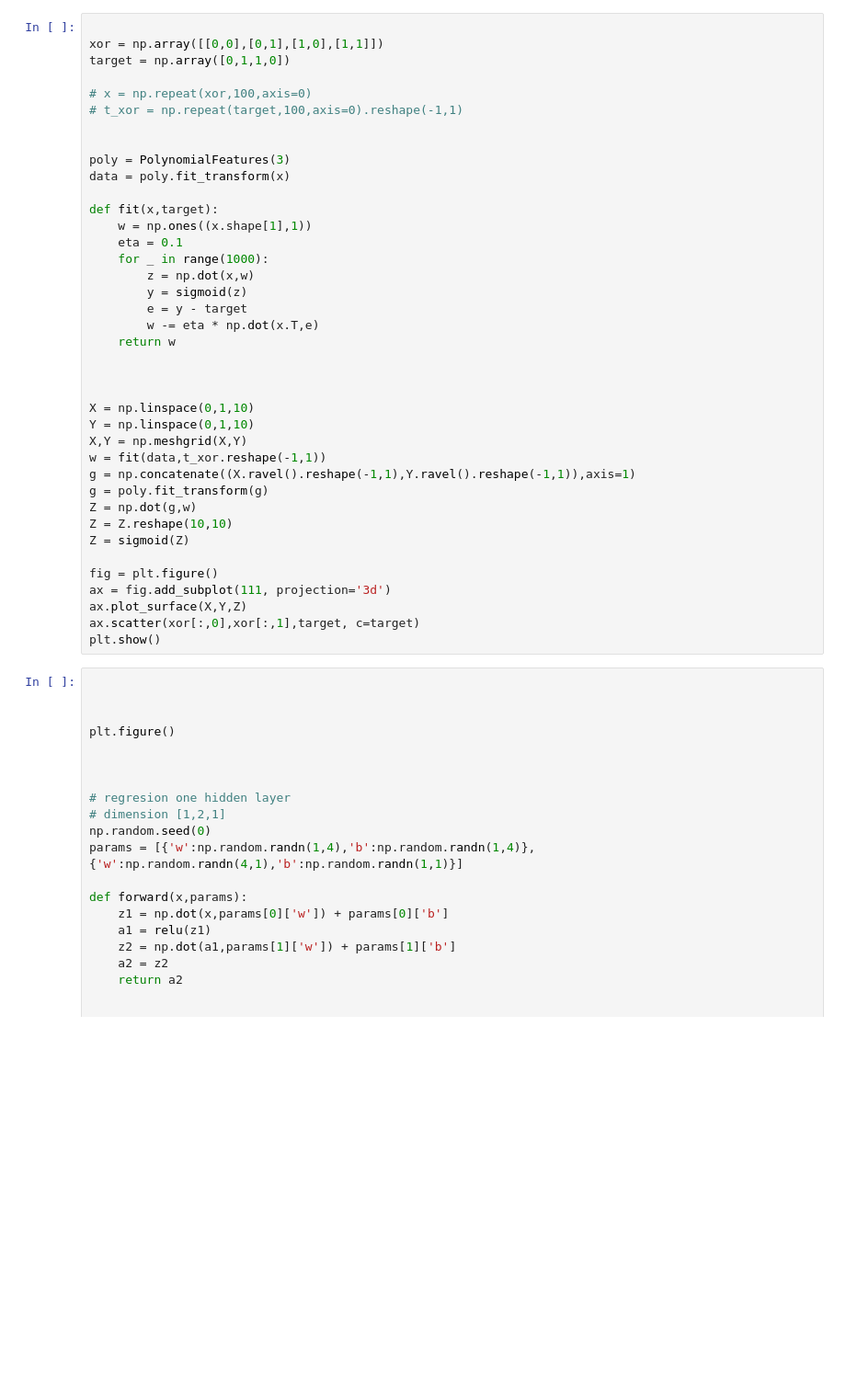
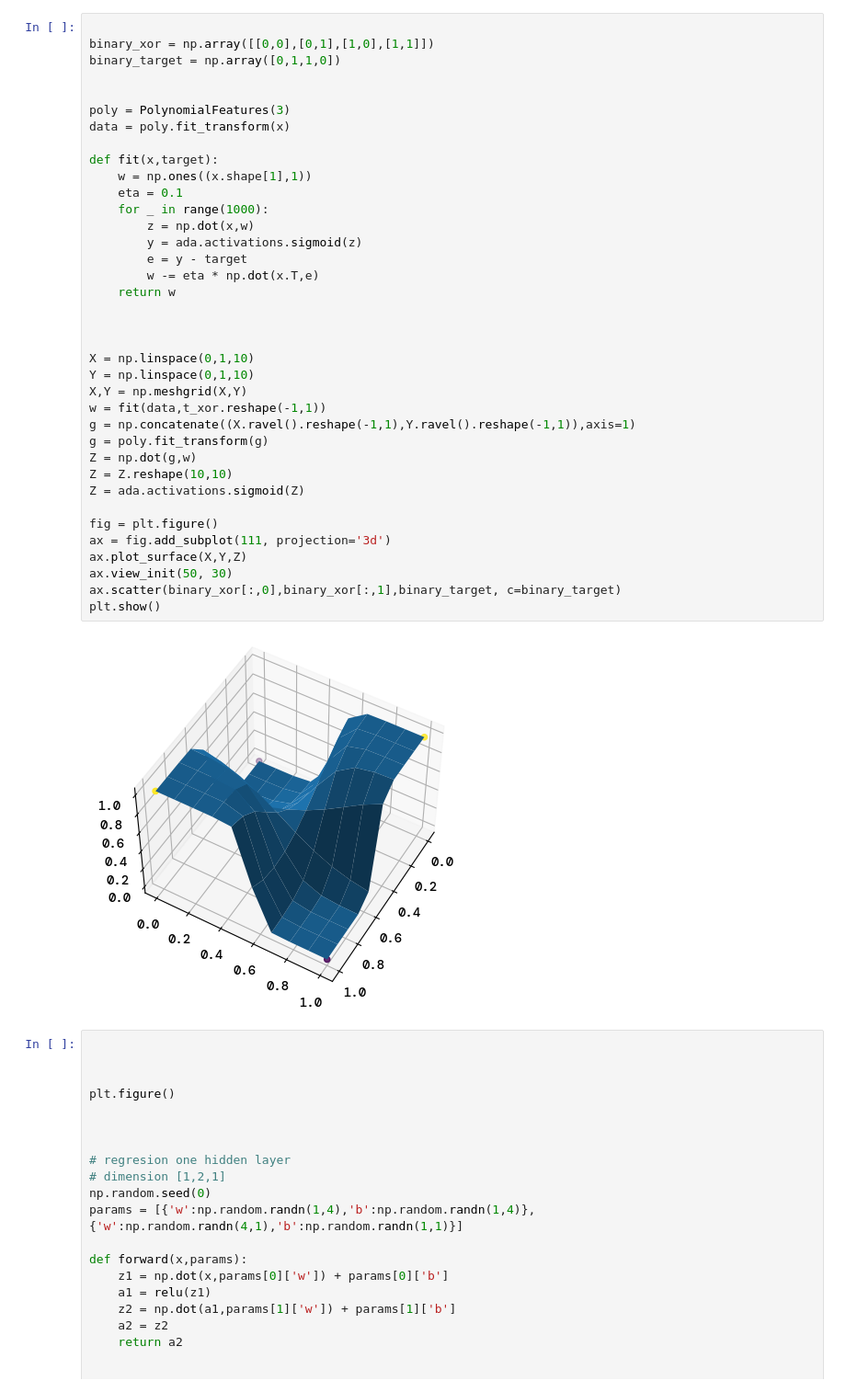
Before and after one commit to bragewiseth/MachineLearningProjects, a Jupyter notebook: project2/src/universalFuncitonApproximation.ipynb, the cells around one changed output. Shown: that part at 92% size. Saved outputs shown, nothing was run; the diff lists cells and outputs as text; blank space fills up the shorter version.

```diff
--- a/project2/src/universalFuncitonApproximation.ipynb
+++ b/project2/src/universalFuncitonApproximation.ipynb
@@ -34,42 +22,42 @@ plt.show()
 # %%
 
-xor = np.array([[0,0],[0,1],[1,0],[1,1]])
-target = np.array([0,1,1,0])
-
-# x = np.repeat(xor,100,axis=0)
-# t_xor = np.repeat(target,100,axis=0).reshape(-1,1)
+binary_xor = np.array([[0,0],[0,1],[1,0],[1,1]])
+binary_target = np.array([0,1,1,0])
 
 
 poly = PolynomialFeatures(3)
 data = poly.fit_transform(x)
 
 def fit(x,target):
     w = np.ones((x.shape[1],1))
     eta = 0.1
     for _ in range(1000):
         z = np.dot(x,w)
-        y = sigmoid(z)
+        y = ada.activations.sigmoid(z)
         e = y - target
         w -= eta * np.dot(x.T,e)
     return w
 
 
 
 X = np.linspace(0,1,10)
 Y = np.linspace(0,1,10)
 X,Y = np.meshgrid(X,Y)
 w = fit(data,t_xor.reshape(-1,1))
 g = np.concatenate((X.ravel().reshape(-1,1),Y.ravel().reshape(-1,1)),axis=1)
 g = poly.fit_transform(g)
 Z = np.dot(g,w)
 Z = Z.reshape(10,10)
-Z = sigmoid(Z)
+Z = ada.activations.sigmoid(Z)
 
 fig = plt.figure()
 ax = fig.add_subplot(111, projection='3d')
 ax.plot_surface(X,Y,Z)
-ax.scatter(xor[:,0],xor[:,1],target, c=target)
+ax.view_init(50, 30)
+ax.scatter(binary_xor[:,0],binary_xor[:,1],binary_target, c=binary_target)
 plt.show()
+# %% [output]
+[figure, added]
 # %%
 
 
```
Also changed, not shown: parts of 6 cells of this notebook, 10 other files.
